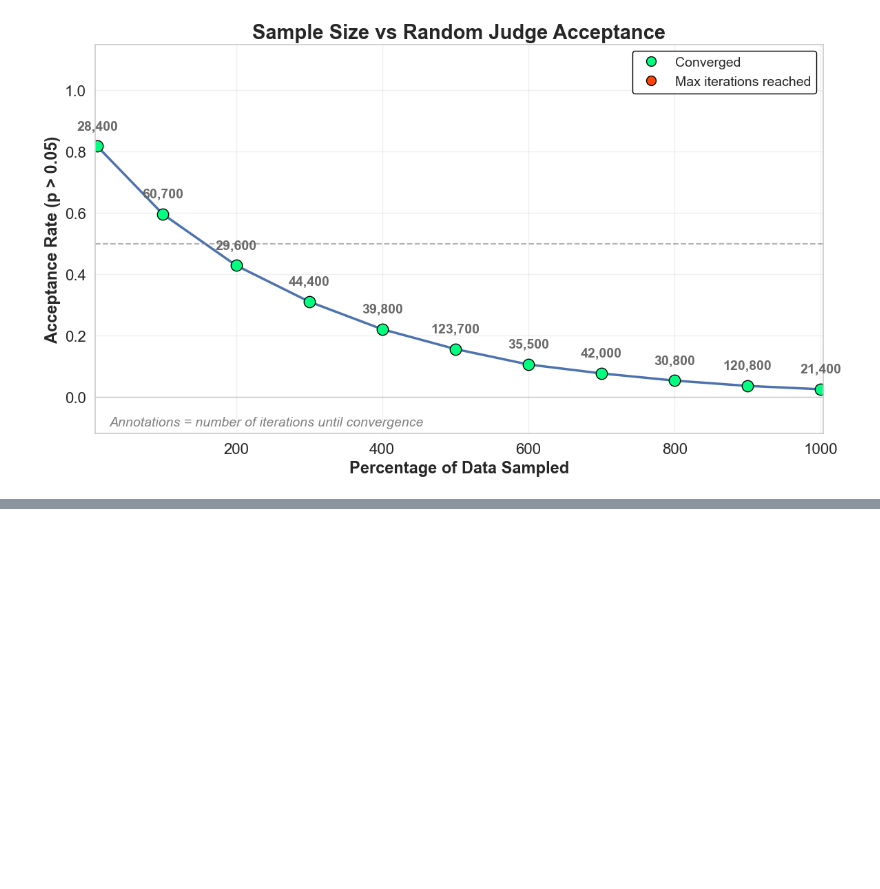
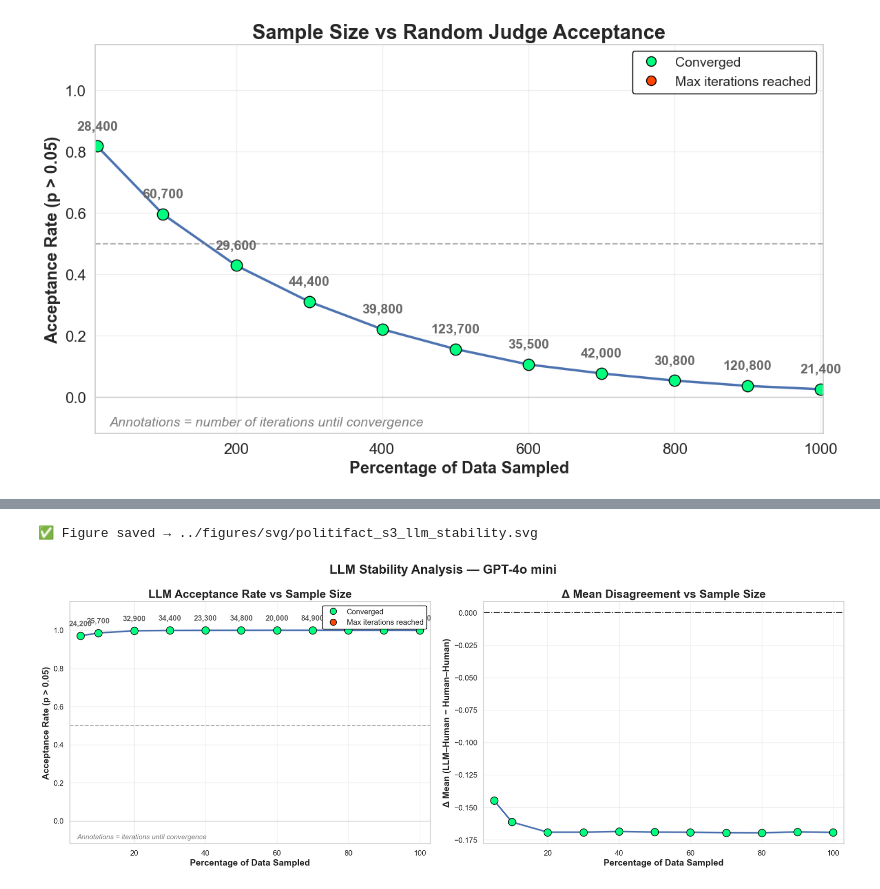
Before and after one commit to Ocean-code-1995/llm-judge-good-enough, a Jupyter notebook: benchmarks/politifact/src/analysis_s3.ipynb, the cells around one changed output, grey strips where cells are left out. Cells and saved outputs as stored; diff of their text form; code cells hidden in the pictures; blank space fills up the shorter version.

Commit message:
feat(evaluator): add LLM stability analysis across sample sizes

```diff
--- a/benchmarks/politifact/src/analysis_s3.ipynb
+++ b/benchmarks/politifact/src/analysis_s3.ipynb
@@ -130,0 +135,12 @@ good_enough.plot_human_stability_analysis(
+# %%
+good_enough.plot_llm_stability_analysis(
+    llm_col="GPT-4o mini",
+    convergence_threshold=0.000005,
+    min_iterations=20_000,
+    max_iterations=500_000,
+    save_path="../figures/svg/politifact_s3_llm_stability.svg",
+    parallel=True,
+)
+# %% [output]
+✅ Figure saved → ../figures/svg/politifact_s3_llm_stability.svg
+[figure, added]
```
Also changed, not shown: parts of 3 cells of this notebook, 5 other files.
